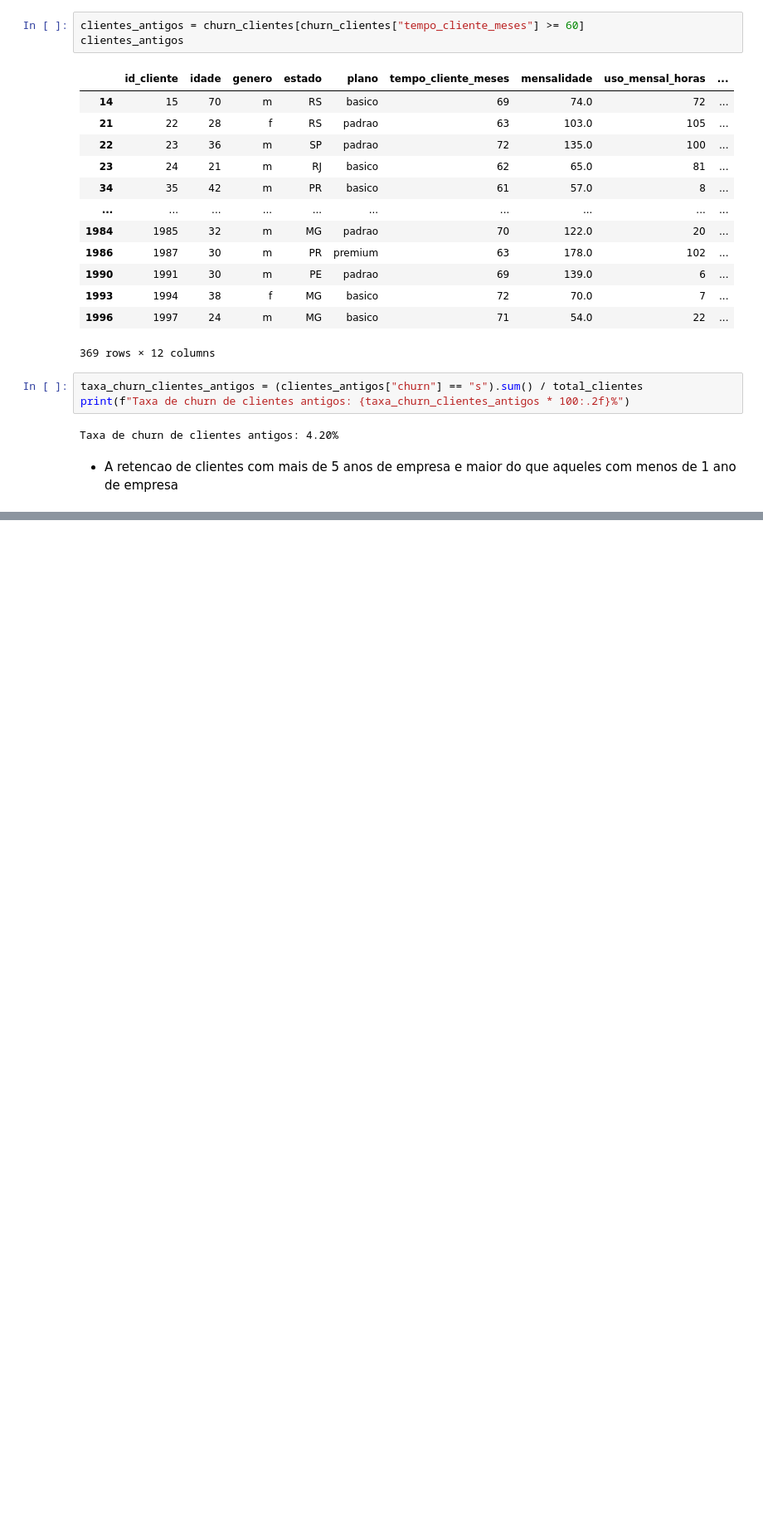
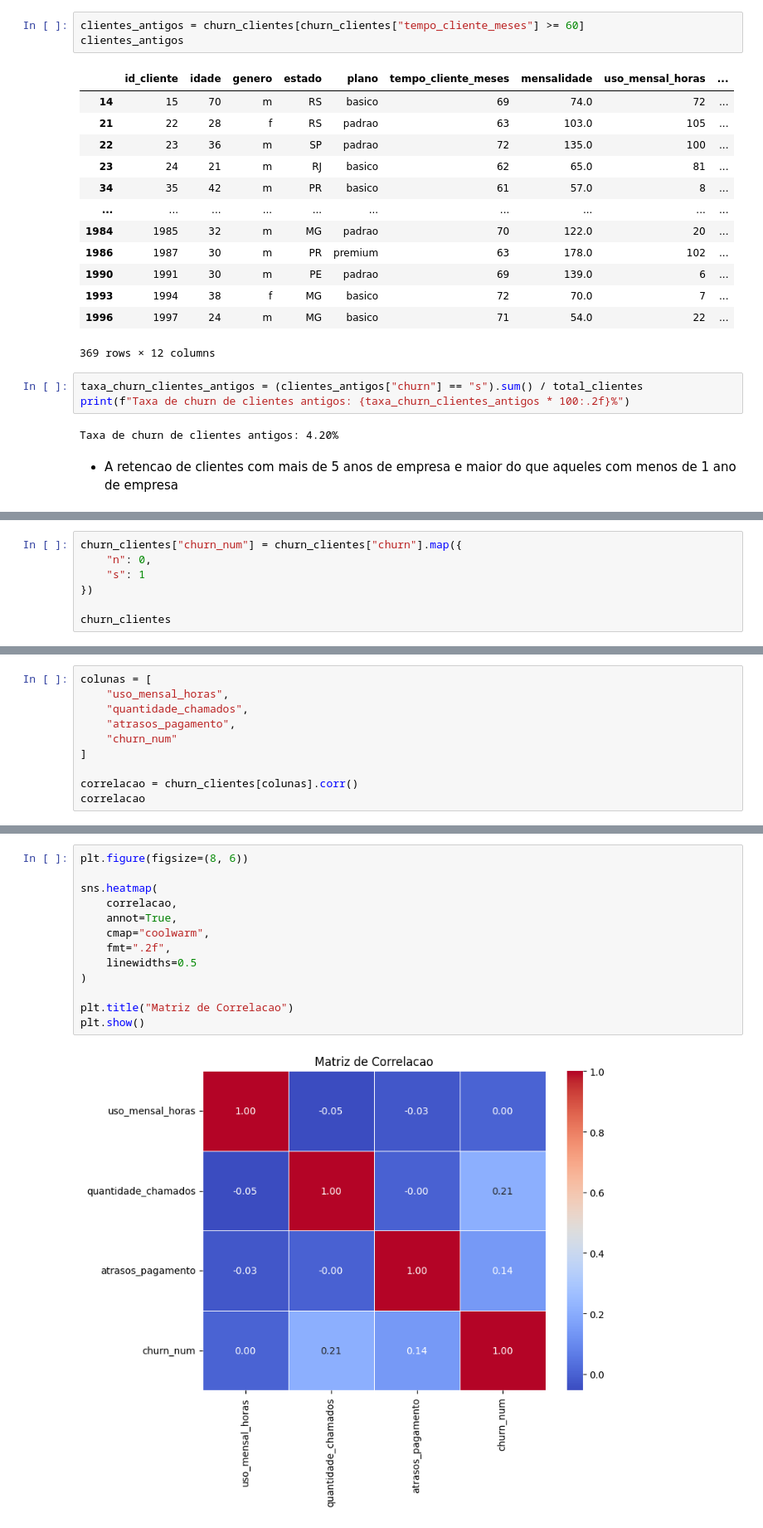
Before and after one commit to Pedro-Antonio-Dev/analise-churn-clientes, a Jupyter notebook: notebooks/churn_clientes.ipynb, the cells around one changed output, grey strips where cells are left out. Shown at 83% size. Drawn from its saved outputs; the diff is of its cells as text; blank space fills up the shorter version.

```diff
--- a/notebooks/churn_clientes.ipynb
+++ b/notebooks/churn_clientes.ipynb
@@ -566,0 +584,7 @@ Taxa de churn de clientes antigos: 4.20%
+# %%
+churn_clientes["churn_num"] = churn_clientes["churn"].map({
+    "n": 0,
+    "s": 1
+})
+
+churn_clientes
@@ -566,0 +605,10 @@ Taxa de churn de clientes antigos: 4.20%
+# %%
+colunas = [
+    "uso_mensal_horas",
+    "quantidade_chamados",
+    "atrasos_pagamento",
+    "churn_num"
+]
+
+correlacao = churn_clientes[colunas].corr()
+correlacao
@@ -566,0 +621,15 @@ Taxa de churn de clientes antigos: 4.20%
+# %%
+plt.figure(figsize=(8, 6))
+
+sns.heatmap(
+    correlacao,
+    annot=True,
+    cmap="coolwarm",
+    fmt=".2f",
+    linewidths=0.5
+)
+
+plt.title("Matriz de Correlacao")
+plt.show()
+# %% [output]
+[figure, added]
```
Also changed, not shown: parts of 7 cells of this notebook.
